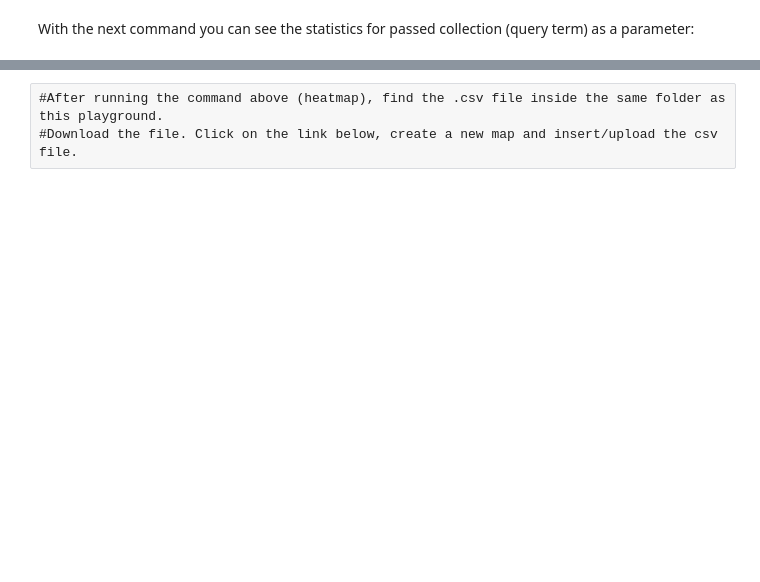
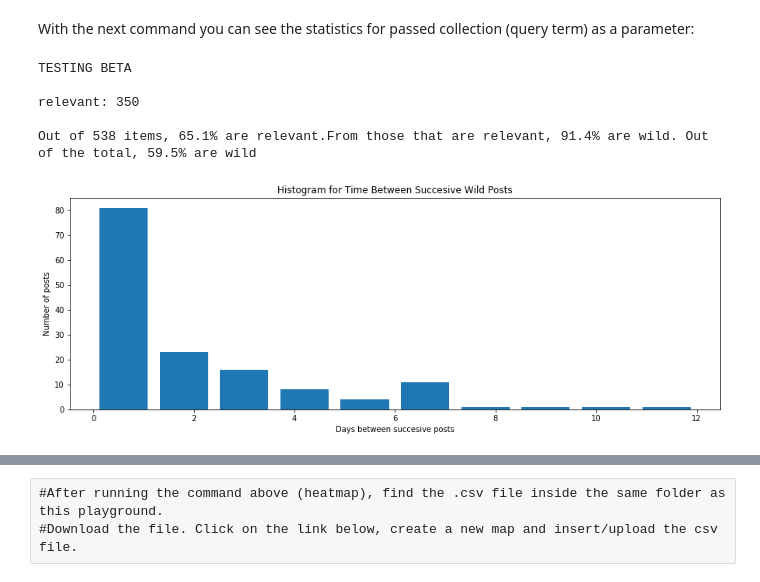
Before and after one commit to FuckBrains/wildbook-social, a Jupyter notebook: playground/YouTube.ipynb, the cells around one changed output, grey strips where cells are left out. Cells and saved outputs as stored; diff of their text form; code cells hidden in the pictures; blank space fills up the shorter version.

```diff
--- a/playground/YouTube.ipynb
+++ b/playground/YouTube.ipynb
@@ -103 +96,10 @@ With the next command you can see the statistics for passed collection (query te
+# %%
+db.showStatistics(forQuery)
+# %% [output]
+TESTING BETA
+
+relevant: 350
+
+Out of 538 items, 65.1% are relevant.From those that are relevant, 91.4% are wild. Out of the total, 59.5% are wild
+[figure, added]
 # %%
```
Also changed, not shown: parts of 12 cells of this notebook.
